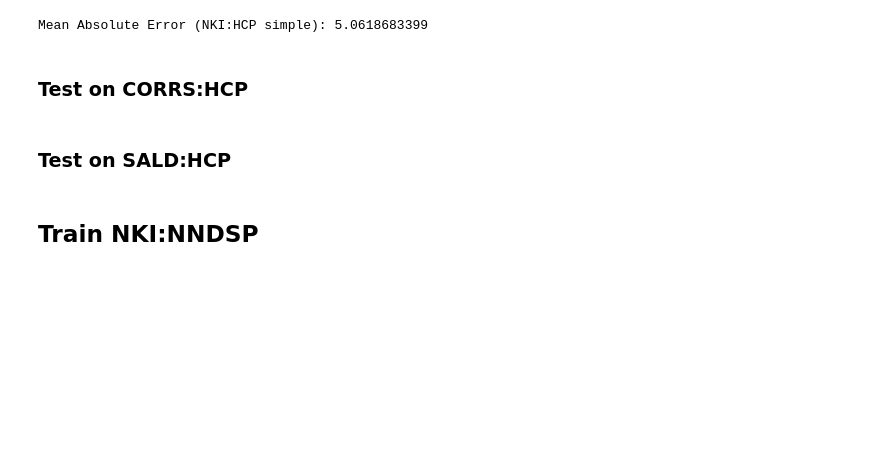
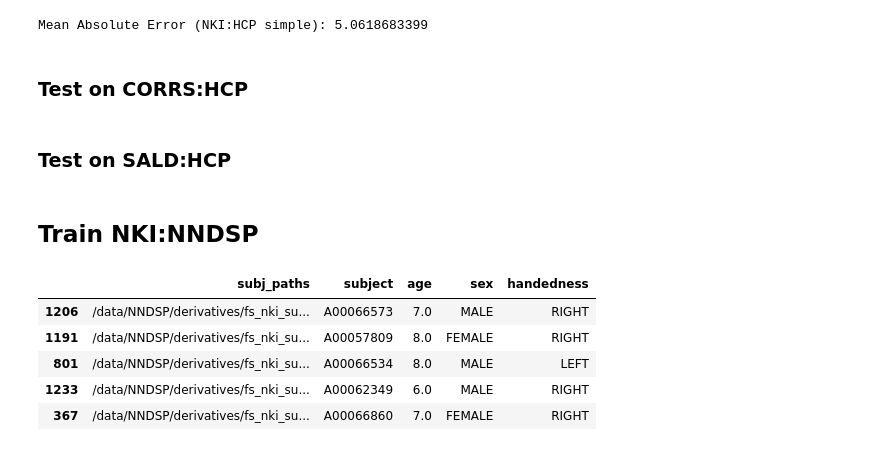
Before and after one commit to niniko1997/NNDSP, a Jupyter notebook: anal/analysis_notebooks/follow_up_analysis/hypothesis_1.ipynb, the cells around one changed output. Drawn from its saved outputs; the diff is of its cells as text; code cells hidden in the pictures; blank space fills up the shorter version.

```diff
--- a/anal/analysis_notebooks/follow_up_analysis/hypothesis_1.ipynb
+++ b/anal/analysis_notebooks/follow_up_analysis/hypothesis_1.ipynb
@@ -509,6 +509,15 @@ Mean Absolute Error (NKI:HCP simple): 5.0618683399
 ### Test on SALD:HCP
 # %% [markdown]
 ## Train NKI:NNDSP
+# %%
+df_nki_nndsp.head()
+# %% [output]
+|  | subj_paths | subject | age | sex | handedness |
+| 1206 | /data/NNDSP/derivatives/fs_nki_su... | A00066573 | 7.0 | MALE | RIGHT |
+| 1191 | /data/NNDSP/derivatives/fs_nki_su... | A00057809 | 8.0 | FEMALE | RIGHT |
+| 801 | /data/NNDSP/derivatives/fs_nki_su... | A00066534 | 8.0 | MALE | LEFT |
+| 1233 | /data/NNDSP/derivatives/fs_nki_su... | A00062349 | 6.0 | MALE | RIGHT |
+| 367 | /data/NNDSP/derivatives/fs_nki_su... | A00066860 | 7.0 | FEMALE | RIGHT |
 # %%
 scores_nki2nndsp, nki2nndsp_complex_train, nki2nndsp_complex_test, nki2nndsp_complex_pipes = complex_model(df_nki_nndsp,
                                                                                                            nki_bar_dir,
```
Also changed, not shown: parts of 7 cells of this notebook, 1 other file.
